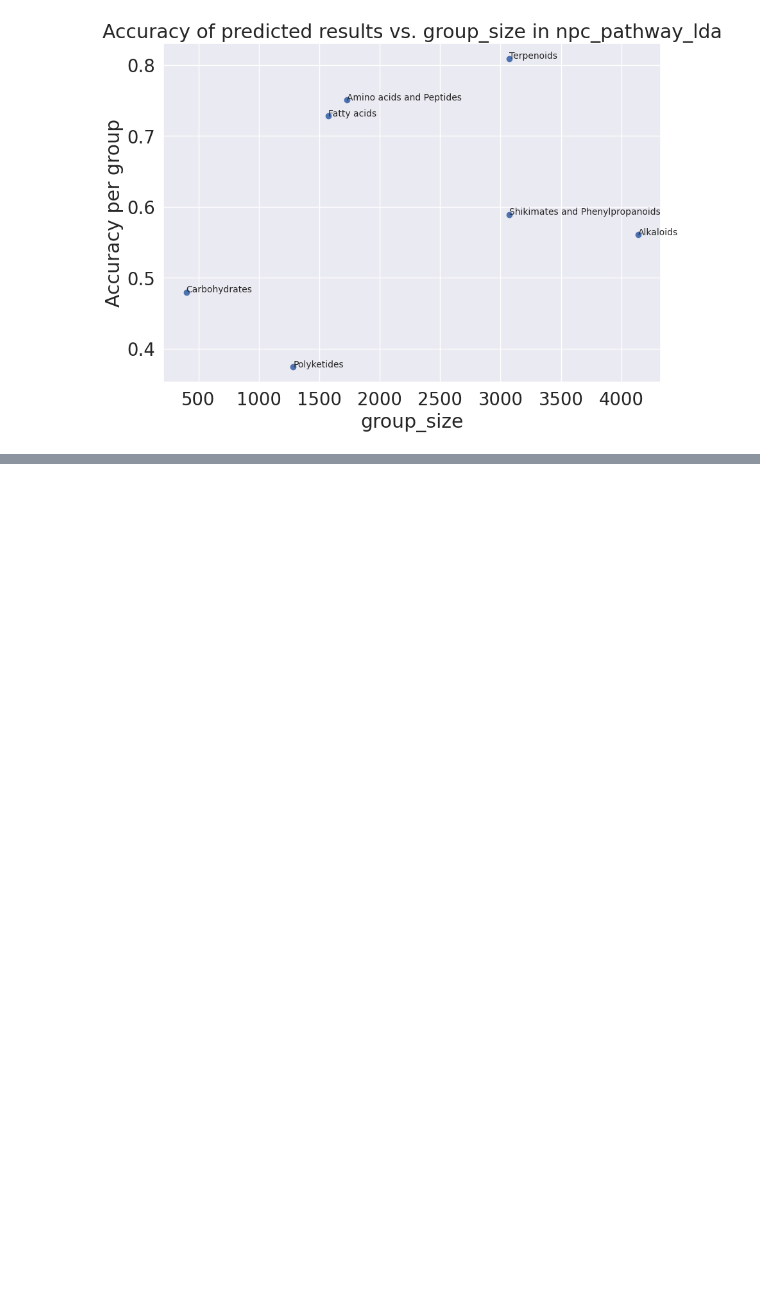
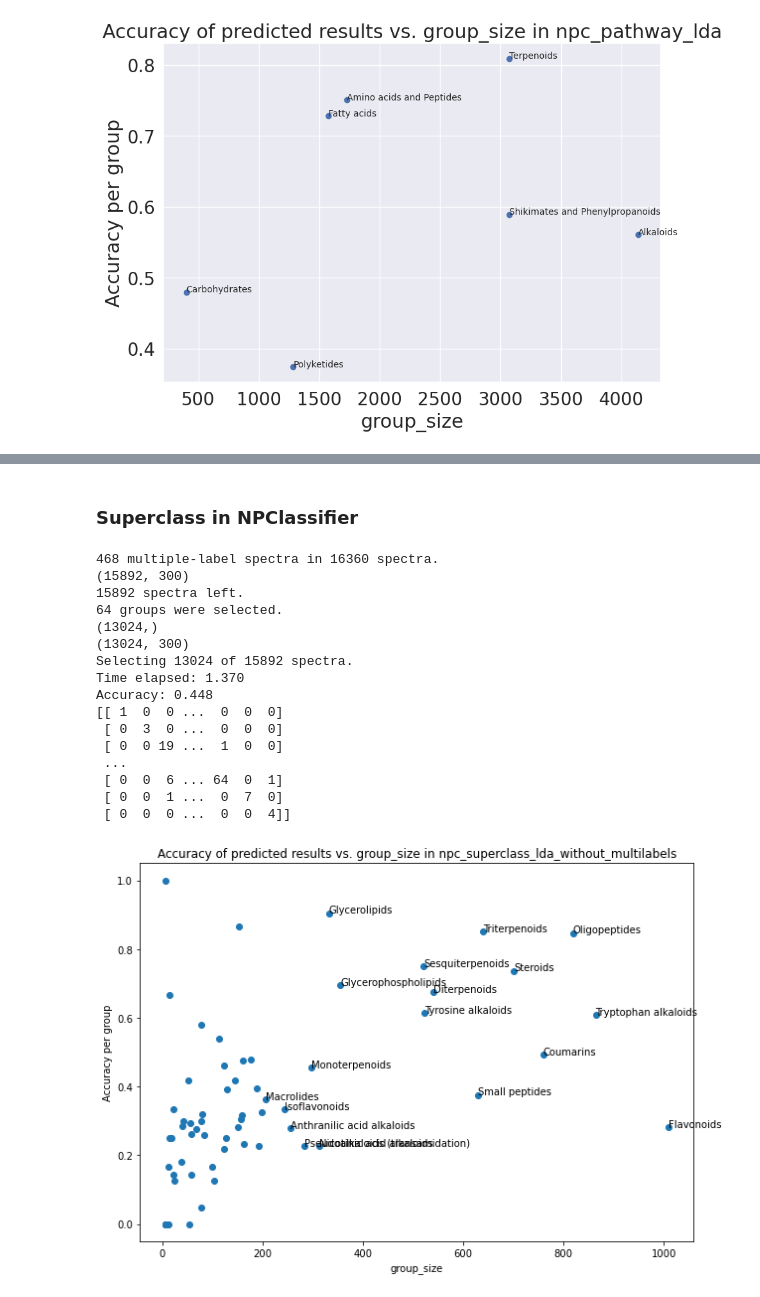
Before and after one commit to Yiyuan-Ding/MS2ChemClass, a Jupyter notebook: classification_lda.ipynb, the cells around one changed output, grey strips where cells are left out. Saved outputs shown, nothing was run; the diff lists cells and outputs as text; code cells hidden in the pictures; blank space fills up the shorter version.

```diff
--- a/classification_lda.ipynb
+++ b/classification_lda.ipynb
@@ -347,0 +398,30 @@ Accuracy: 0.621
+# %% [markdown]
+### Superclass in NPClassifier
+# %%
+data_type='npc_superclass_lda_without_multilabels'
+with open('/mnt/scratch/ding013/MS2ChemClass/embedding_arrays_for_classification/y_npc_superclass_results_labels_with_multiple_label.pickle', 'rb') as file_name:
+    y_label_list = pickle.load(file_name)
+new_embedding,y_label_list = kick_out_multilabel_spectra(X_embedding, y_label_list)
+X_embedding_2, y_label_2 = define_data(new_embedding, y_label_list, min_group_size=4, remove_unclassified = True)
+conf_mat,y_test,y_train,y_pred,labels = perform_lda(X_embedding_2, y_label_2, testing_size = 0.25, stratification=True)
+df_cm = plot_confusion_matrix(conf_mat, labels, save_path='/mnt/scratch/ding013/MS2ChemClass/confusion_matrix/heatmap_confusionmatrix_'+data_type+'_min4')
+accuracy_dict = calculate_accuracy_per_label(labels, conf_mat, y_train, save_path='/mnt/scratch/ding013/MS2ChemClass/accuracy_per_label2/accuracy_per_label_'+data_type+'_min4.pickle')
+scatter_plot_accuracy_per_label(accuracy_dict,show_annot_min_x=200, x_label='group_size',datatype=data_type, save_dir='/mnt/scratch/ding013/MS2ChemClass/scatter_accuracy_vs_groupsize/dot_accuracy_vs_groupsize_%s_min4.svg' % data_type)
+# %% [output]
+468 multiple-label spectra in 16360 spectra.
+(15892, 300)
+15892 spectra left.
+64 groups were selected.
+(13024,)
+(13024, 300)
+Selecting 13024 of 15892 spectra.
+Time elapsed: 1.370
+Accuracy: 0.448
+[[ 1  0  0 ...  0  0  0]
+ [ 0  3  0 ...  0  0  0]
+ [ 0  0 19 ...  1  0  0]
+ ...
+ [ 0  0  6 ... 64  0  1]
+ [ 0  0  1 ...  0  7  0]
+ [ 0  0  0 ...  0  0  4]]
+[figure, added]
```
Also changed, not shown: parts of 8 cells of this notebook, 4 other files.
